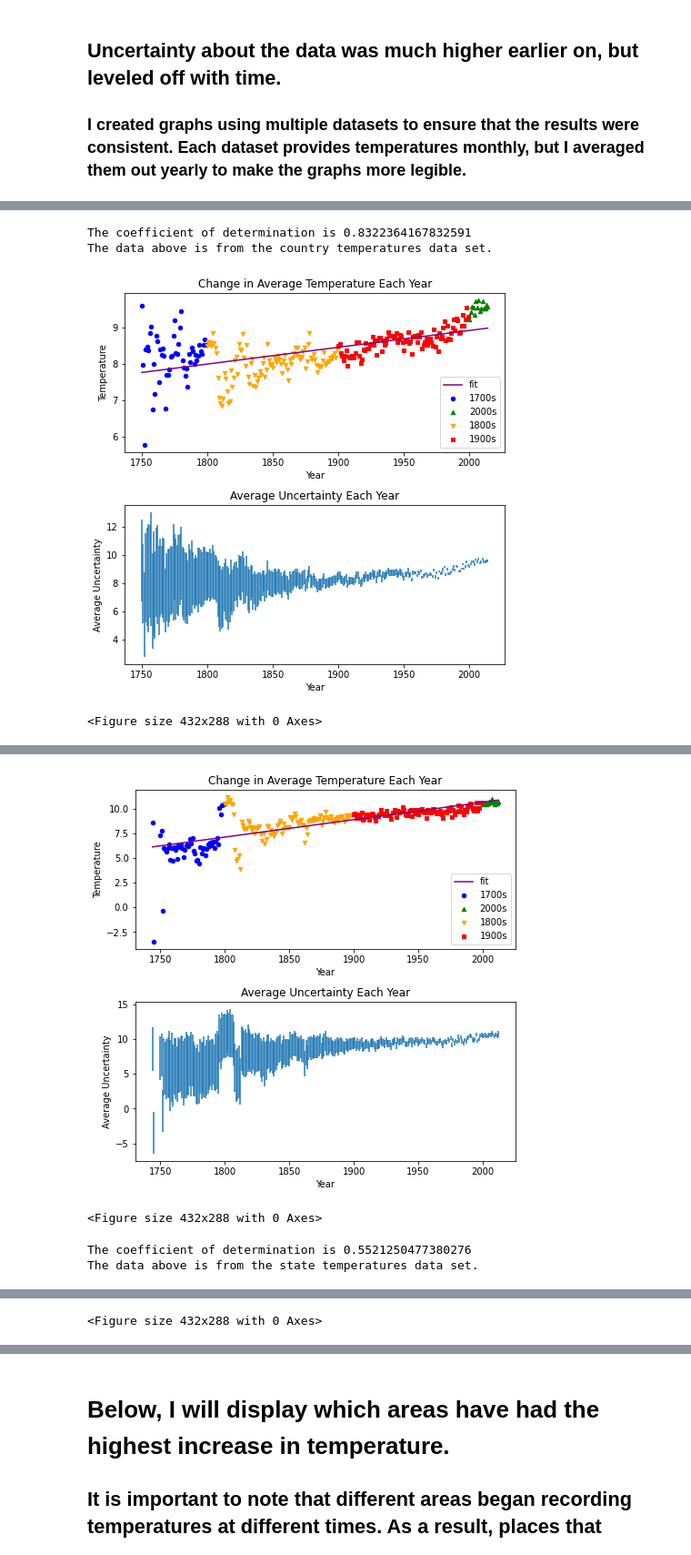
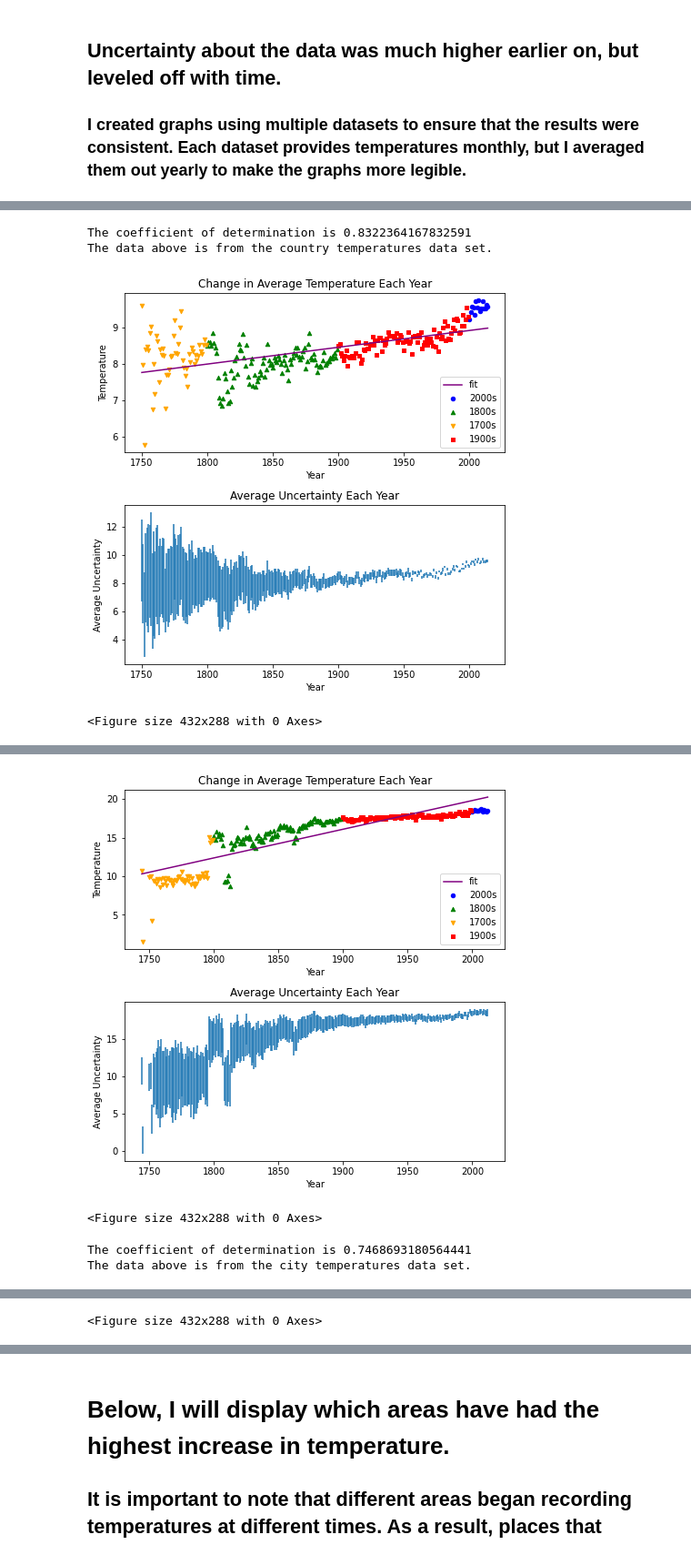
Before and after one commit to mrrehani/Climate-Change-Analysis, a Jupyter notebook: Climate Change Earth Surface Temperature Data.ipynb, the cells around one changed output, grey strips where cells are left out. Shown at 91% size. Cells and saved outputs as stored; diff of their text form; code cells hidden in the pictures.

```diff
--- a/Climate Change Earth Surface Temperature Data.ipynb
+++ b/Climate Change Earth Surface Temperature Data.ipynb
@@ -138,8 +64,8 @@ def graph_data(data, uncertainty,type_data):
 # %%
 #Graphing the average temperature and uncertainty across different data sets.
-
-graph_data(group_by_year(country_temps_average, "AverageTemperature"), group_by_year(country_temps_average, "AverageTemperatureUncertainty"),"country temperatures")
-graph_data(group_by_year(world_Landtemps_average, "LandAverageTemperature"), group_by_year(world_Landtemps_average, "LandAverageTemperatureUncertainty"),"world temperatures")
-graph_data(group_by_year(state_temps_average, "AverageTemperature"), group_by_year(state_temps_average, "AverageTemperatureUncertainty"),"state temperatures")
-graph_data(group_by_year(city_temps_average, "AverageTemperature"), group_by_year(city_temps_average, "AverageTemperatureUncertainty"),"city temperatures")
+TG = TemperatureGrapher.TemperatureGrapher()
+TG.graph_data(country_temps_average, "AverageTemperature", country_temps_average, "AverageTemperatureUncertainty","country temperatures")
+TG.graph_data(world_Landtemps_average, "LandAverageTemperature", world_Landtemps_average, "LandAverageTemperatureUncertainty","world temperatures")
+TG.graph_data(city_temps_average, "AverageTemperature", city_temps_average, "AverageTemperatureUncertainty","city temperatures")
+TG.graph_data(state_temps_average, "AverageTemperature", state_temps_average, "AverageTemperatureUncertainty","state temperatures")
 # %% [output]
@@ -147,5 +73,5 @@ graph_data(group_by_year(city_temps_average, "AverageTemperature"), group_by_yea
 <Figure size 432x288 with 0 Axes>
 The coefficient of determination is 0.8322364167832591
 The data above is from the country temperatures data set.
-[figure, old version]
+[figure, new version]
 <Figure size 432x288 with 0 Axes>
@@ -153,5 +79,5 @@ The coefficient of determination is 0.36278299432134464
 The data above is from the world temperatures data set.
-[figure, old version]
+[figure, new version]
 <Figure size 432x288 with 0 Axes>
-The coefficient of determination is 0.5521250477380276
-The data above is from the state temperatures data set.
+The coefficient of determination is 0.7468693180564441
+The data above is from the city temperatures data set.
```
Also changed, not shown: parts of 12 cells of this notebook, 1 other file.
